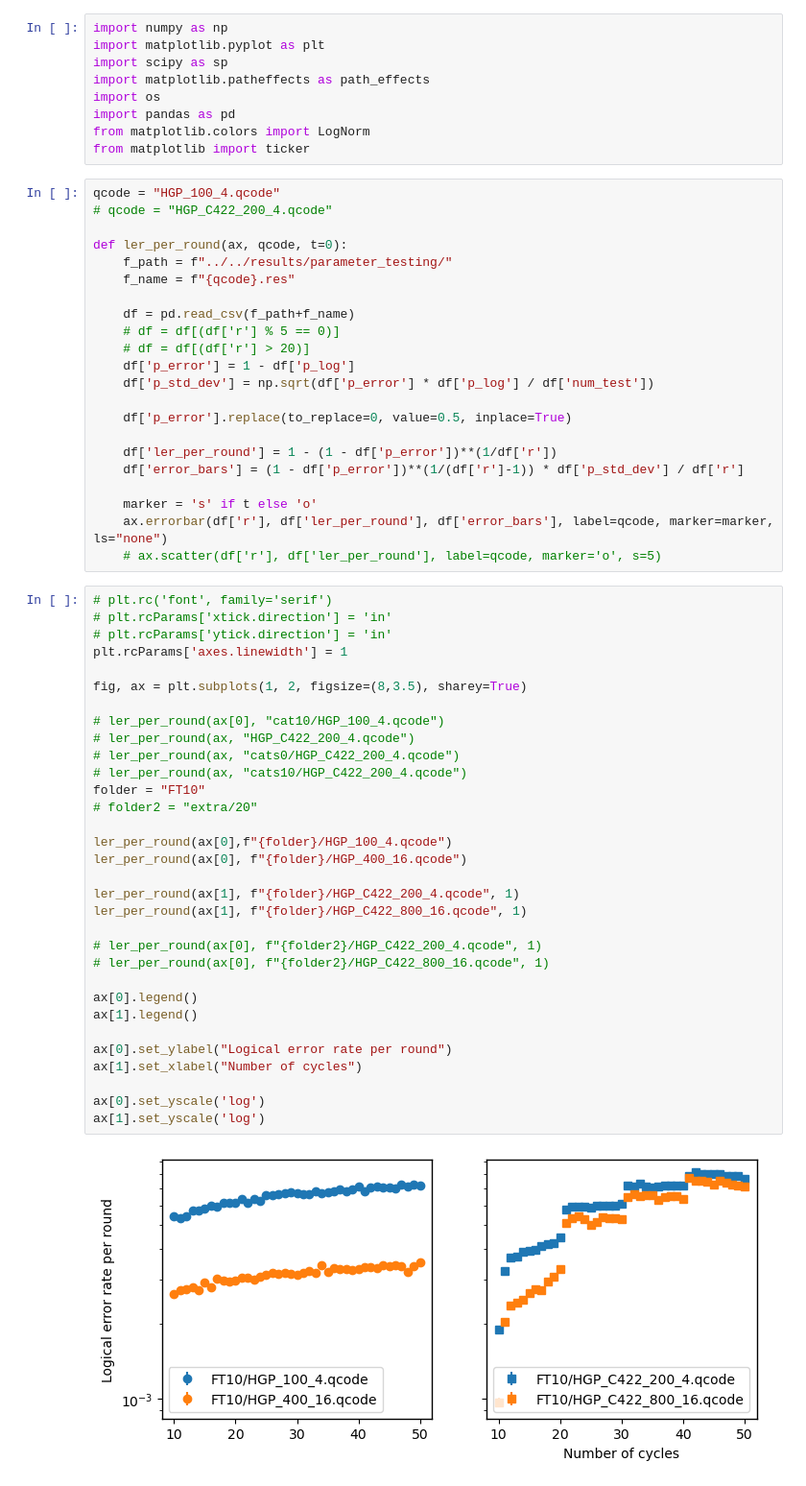
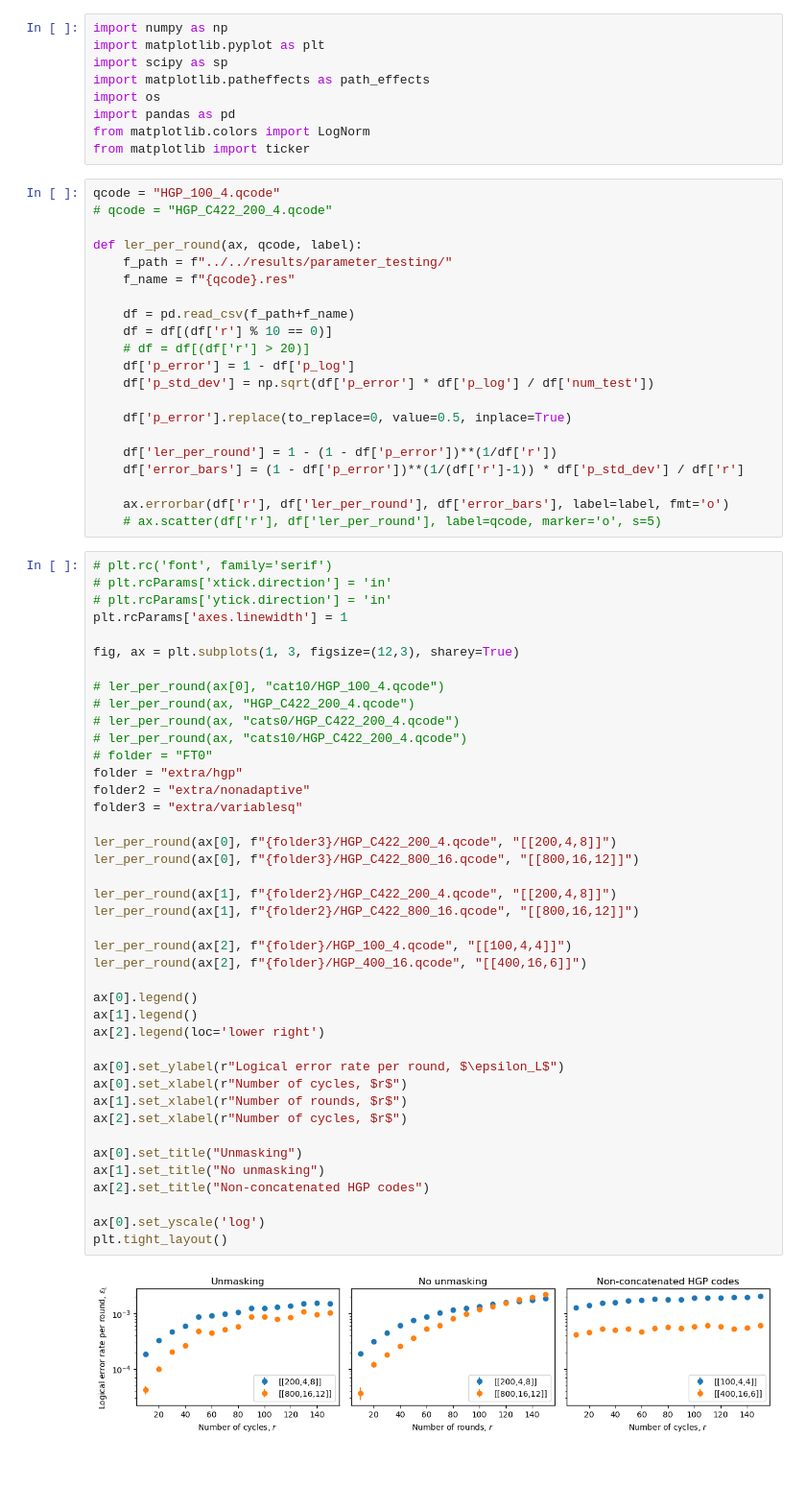
Before and after one commit to noahberthusen/adaptive_qec, a Jupyter notebook: figures/figure_scripts/test.ipynb, the cells around one changed output. Shown at 96% size. Cells and saved outputs as stored; diff of their text form.

```diff
--- a/figures/figure_scripts/test.ipynb
+++ b/figures/figure_scripts/test.ipynb
@@ -11,12 +11,12 @@ from matplotlib import ticker
 qcode = "HGP_100_4.qcode"
 # qcode = "HGP_C422_200_4.qcode"
 
-def ler_per_round(ax, qcode, t=0):
+def ler_per_round(ax, qcode, label):
     f_path = f"../../results/parameter_testing/"
     f_name = f"{qcode}.res"
 
     df = pd.read_csv(f_path+f_name)
-    # df = df[(df['r'] % 5 == 0)]
+    df = df[(df['r'] % 10 == 0)]
     # df = df[(df['r'] > 20)]
     df['p_error'] = 1 - df['p_log']
     df['p_std_dev'] = np.sqrt(df['p_error'] * df['p_log'] / df['num_test'])
@@ -26,40 +26,48 @@ def ler_per_round(ax, qcode, t=0):
     df['ler_per_round'] = 1 - (1 - df['p_error'])**(1/df['r'])
     df['error_bars'] = (1 - df['p_error'])**(1/(df['r']-1)) * df['p_std_dev'] / df['r']
 
-    marker = 's' if t else 'o'
-    ax.errorbar(df['r'], df['ler_per_round'], df['error_bars'], label=qcode, marker=marker, ls="none")
+    ax.errorbar(df['r'], df['ler_per_round'], df['error_bars'], label=label, fmt='o')
     # ax.scatter(df['r'], df['ler_per_round'], label=qcode, marker='o', s=5)
 # %%
 # plt.rc('font', family='serif')
 # plt.rcParams['xtick.direction'] = 'in'
 # plt.rcParams['ytick.direction'] = 'in'
 plt.rcParams['axes.linewidth'] = 1
 
-fig, ax = plt.subplots(1, 2, figsize=(8,3.5), sharey=True)
+fig, ax = plt.subplots(1, 3, figsize=(12,3), sharey=True)
 
 # ler_per_round(ax[0], "cat10/HGP_100_4.qcode")
 # ler_per_round(ax, "HGP_C422_200_4.qcode")
 # ler_per_round(ax, "cats0/HGP_C422_200_4.qcode")
 # ler_per_round(ax, "cats10/HGP_C422_200_4.qcode")
-folder = "FT10"
-# folder2 = "extra/20"
+# folder = "FT0"
+folder = "extra/hgp"
+folder2 = "extra/nonadaptive"
+folder3 = "extra/variablesq"
 
-ler_per_round(ax[0],f"{folder}/HGP_100_4.qcode")
-ler_per_round(ax[0], f"{folder}/HGP_400_16.qcode")
+ler_per_round(ax[0], f"{folder3}/HGP_C422_200_4.qcode", "[[200,4,8]]")
+ler_per_round(ax[0], f"{folder3}/HGP_C422_800_16.qcode", "[[800,16,12]]")
 
-ler_per_round(ax[1], f"{folder}/HGP_C422_200_4.qcode", 1)
-ler_per_round(ax[1], f"{folder}/HGP_C422_800_16.qcode", 1)
+ler_per_round(ax[1], f"{folder2}/HGP_C422_200_4.qcode", "[[200,4,8]]")
+ler_per_round(ax[1], f"{folder2}/HGP_C422_800_16.qcode", "[[800,16,12]]")
 
-# ler_per_round(ax[0], f"{folder2}/HGP_C422_200_4.qcode", 1)
-# ler_per_round(ax[0], f"{folder2}/HGP_C422_800_16.qcode", 1)
+ler_per_round(ax[2], f"{folder}/HGP_100_4.qcode", "[[100,4,4]]")
+ler_per_round(ax[2], f"{folder}/HGP_400_16.qcode", "[[400,16,6]]")
 
 ax[0].legend()
 ax[1].legend()
+ax[2].legend(loc='lower right')
 
-ax[0].set_ylabel("Logical error rate per round")
-ax[1].set_xlabel("Number of cycles")
+ax[0].set_ylabel(r"Logical error rate per round, $\epsilon_L$")
+ax[0].set_xlabel(r"Number of cycles, $r$")
+ax[1].set_xlabel(r"Number of rounds, $r$")
+ax[2].set_xlabel(r"Number of cycles, $r$")
+
+ax[0].set_title("Unmasking")
+ax[1].set_title("No unmasking")
+ax[2].set_title("Non-concatenated HGP codes")
 
 ax[0].set_yscale('log')
-ax[1].set_yscale('log')
+plt.tight_layout()
 # %% [output]
-[figure, old version]
+[figure, new version]
```
Also changed, not shown: parts of 1 cell of this notebook, 33 other files.
